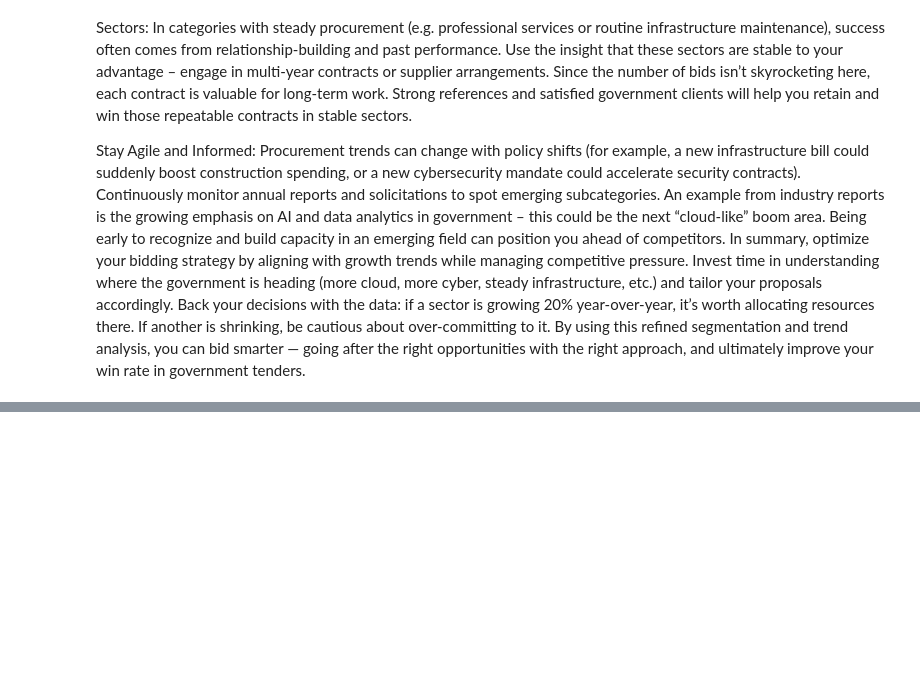
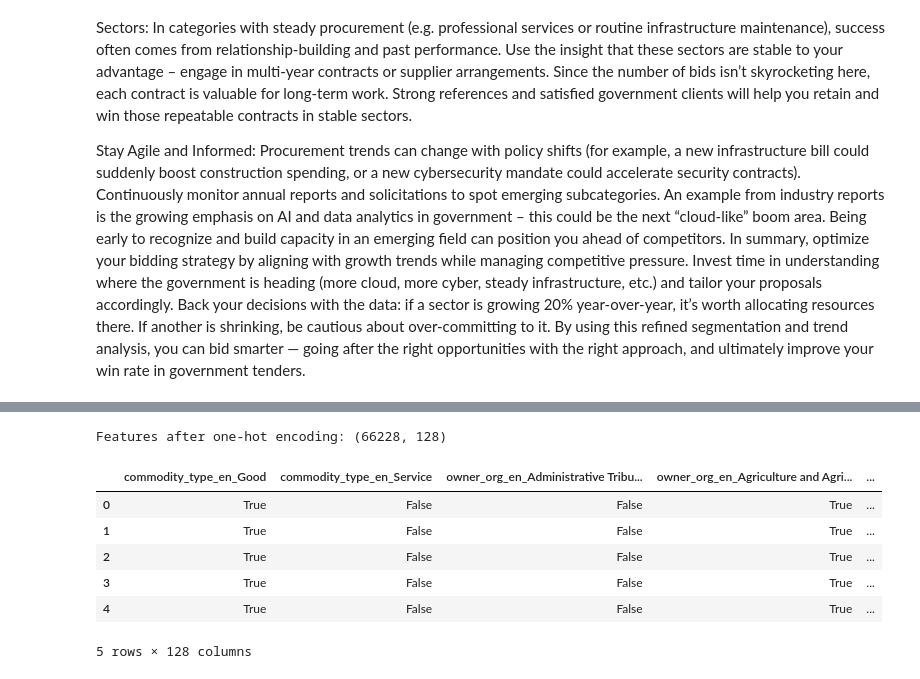
Before and after one commit to pvlefang/TDP-BM-Tender-Discovery-Platform---Benchmarking-, a Jupyter notebook: Copy_of_Government_Tender_Bids_Analysis.ipynb, the cells around one changed output, grey strips where cells are left out. Saved outputs shown, nothing was run; the diff lists cells and outputs as text; code cells hidden in the pictures; blank space fills up the shorter version.

```diff
--- a/Copy_of_Government_Tender_Bids_Analysis.ipynb
+++ b/Copy_of_Government_Tender_Bids_Analysis.ipynb
@@ -439,0 +664,48 @@ In summary, optimize your bidding strategy by aligning with growth trends while
+# %%
+# %% [markdown]
+# ## 3. Feature Engineering for the Bid Price Model
+#
+# We will prepare features based on our EDA. For this example, let’s use:
+#
+# - **Commodity Type:** (`commodity_type_en`)
+# - **Owner Organization:** (`owner_org_en`)
+# - **Number of Bids:** (`number_of_bids`)
+# - **Trade Agreement Indicator:** For example, assume a column `trade_agreement` that is either 'None' or a trade agreement name.
+#
+# And the target will be the `contract_value`. I used log transformation on the target because of the skewed distribution.
+
+# %% [code]
+# Create a copy of the dataset for modeling
+model_df = df.copy()
+
+# Log transform target variable for stability
+model_df['log_contract_value'] = np.log(model_df['contract_value'] + 1)  # adding 1 to avoid log(0)
+
+# Fill missing values for features if necessary
+# For instance, fill missing 'number_of_bids' with 0, and 'trade_agreement' with 'None'
+if 'number_of_bids' in model_df.columns:
+    model_df['number_of_bids'] = model_df['number_of_bids'].fillna(0)
+if 'trade_agreement' in model_df.columns:
+    model_df['trade_agreement'] = model_df['trade_agreement'].fillna('None')
+
+# Select features for the model (adjust feature names as needed)
+features = ['commodity_type_en', 'owner_org_en', 'number_of_bids']
+if 'trade_agreement' in model_df.columns:
+    features.append('trade_agreement')
+
+X = model_df[features]
+y = model_df['log_contract_value']
+
+# One-hot encode categorical variables
+X_encoded = pd.get_dummies(X, drop_first=True)
+print("Features after one-hot encoding:", X_encoded.shape)
+X_encoded.head()
+# %% [output]
+Features after one-hot encoding: (66228, 128)
+|  | commodity_type_en_Good | commodity_type_en_Service | owner_org_en_Administrative Tribu... | owner_org_en_Agriculture and Agri... | ... |
+| 0 | True | False | False | True | ... |
+| 1 | True | False | False | True | ... |
+| 2 | True | False | False | True | ... |
+| 3 | True | False | False | True | ... |
+| 4 | True | False | False | True | ... |
+5 rows × 128 columns
```
Also changed, not shown: parts of 12 cells of this notebook.
